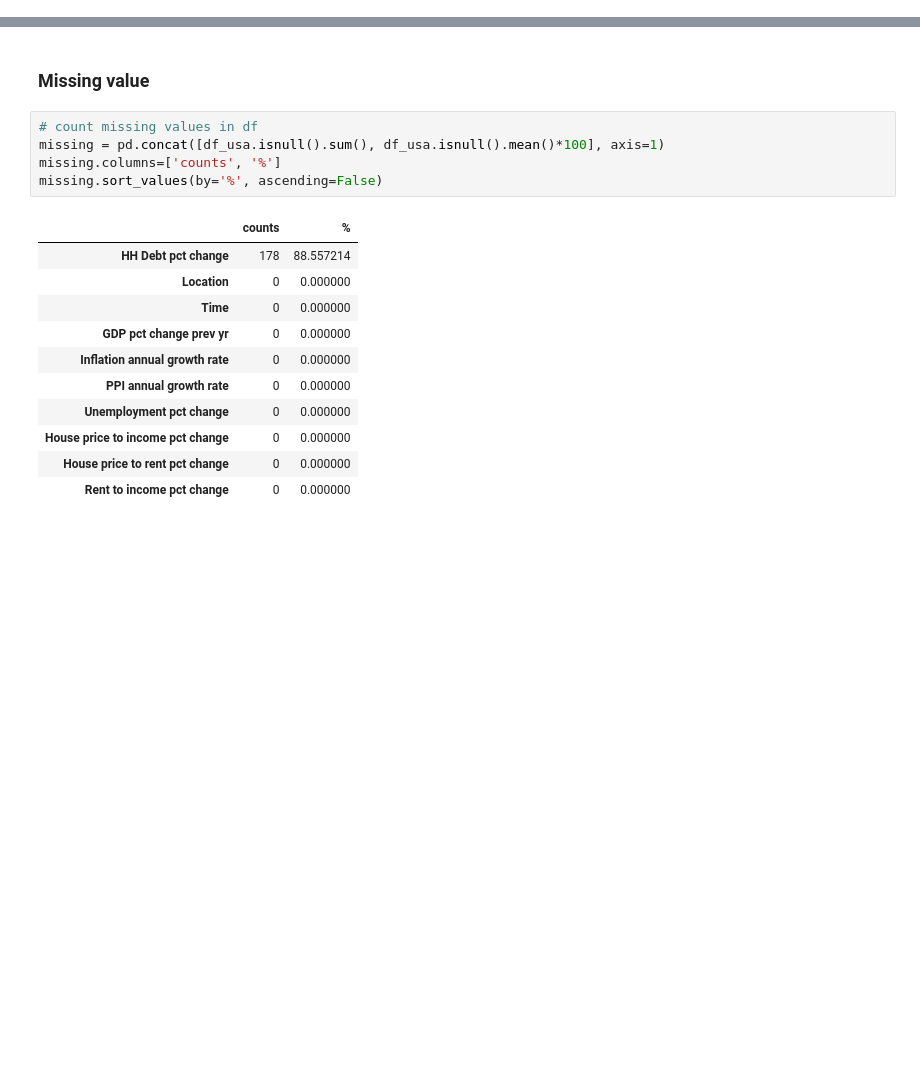
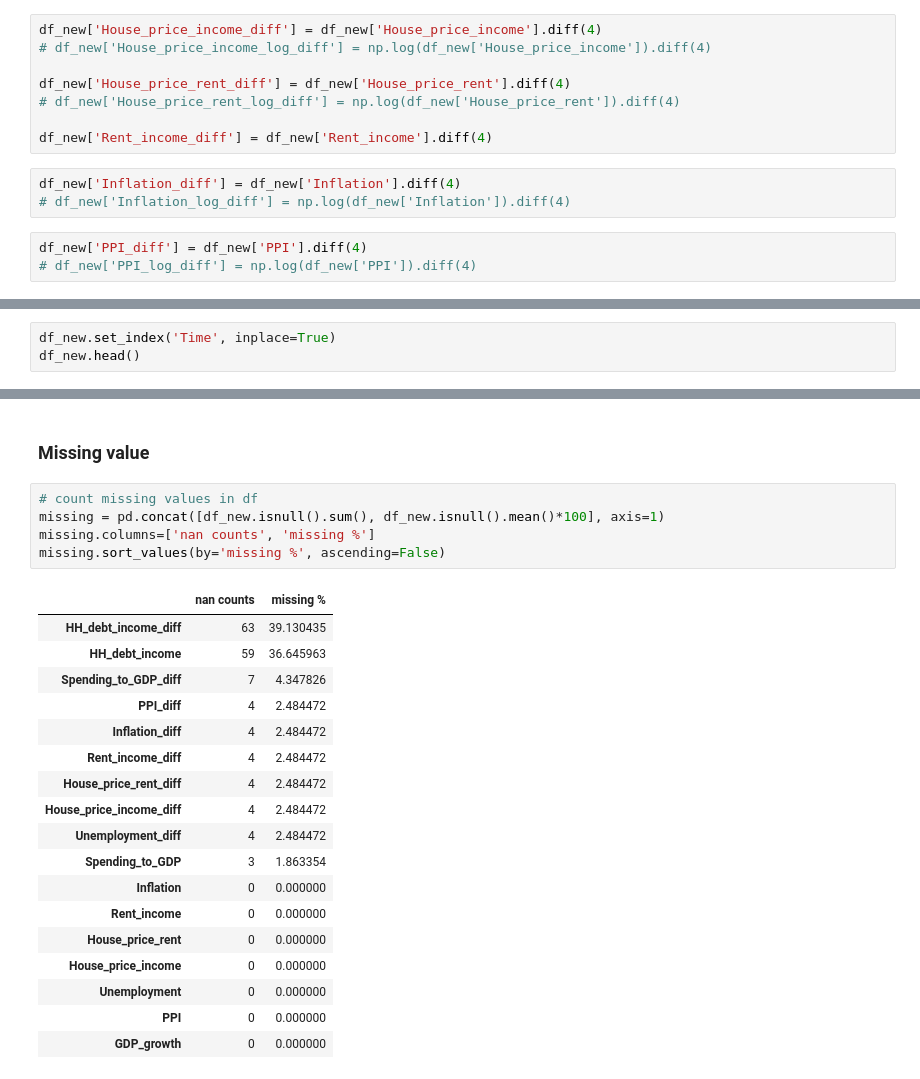
Before and after one commit to hoytlui/GDP-Growth-Forecast-Multivariate-Time-Series-Analysis, a Jupyter notebook: 3_EDA.ipynb, the cells around one changed output, grey strips where cells are left out. Saved outputs shown, nothing was run; the diff lists cells and outputs as text; blank space fills up the shorter version.

```diff
--- a/3_EDA.ipynb
+++ b/3_EDA.ipynb
@@ -91,0 +101,14 @@ df_usa
+# %%
+df_new['House_price_income_diff'] = df_new['House_price_income'].diff(4)
+# df_new['House_price_income_log_diff'] = np.log(df_new['House_price_income']).diff(4)
+
+df_new['House_price_rent_diff'] = df_new['House_price_rent'].diff(4)
+# df_new['House_price_rent_log_diff'] = np.log(df_new['House_price_rent']).diff(4)
+
+df_new['Rent_income_diff'] = df_new['Rent_income'].diff(4)
+# %%
+df_new['Inflation_diff'] = df_new['Inflation'].diff(4)
+# df_new['Inflation_log_diff'] = np.log(df_new['Inflation']).diff(4)
+# %%
+df_new['PPI_diff'] = df_new['PPI'].diff(4)
+# df_new['PPI_log_diff'] = np.log(df_new['PPI']).diff(4)
@@ -91,0 +137,3 @@ df_usa
+# %%
+df_new.set_index('Time', inplace=True)
+df_new.head()
@@ -93,18 +149,25 @@ df_usa
 ### Missing value
 # %%
 # count missing values in df
-missing = pd.concat([df_usa.isnull().sum(), df_usa.isnull().mean()*100], axis=1)
-missing.columns=['counts', '%']
-missing.sort_values(by='%', ascending=False)
+missing = pd.concat([df_new.isnull().sum(), df_new.isnull().mean()*100], axis=1)
+missing.columns=['nan counts', 'missing %']
+missing.sort_values(by='missing %', ascending=False)
 # %% [output]
-|  | counts | % |
-| HH Debt pct change | 178 | 88.557214 |
-| Location | 0 | 0.000000 |
-| Time | 0 | 0.000000 |
-| GDP pct change prev yr | 0 | 0.000000 |
-| Inflation annual growth rate | 0 | 0.000000 |
-| PPI annual growth rate | 0 | 0.000000 |
-| Unemployment pct change | 0 | 0.000000 |
-| House price to income pct change | 0 | 0.000000 |
-| House price to rent pct change | 0 | 0.000000 |
-| Rent to income pct change | 0 | 0.000000 |
+|  | nan counts | missing % |
+| HH_debt_income_diff | 63 | 39.130435 |
+| HH_debt_income | 59 | 36.645963 |
+| Spending_to_GDP_diff | 7 | 4.347826 |
+| PPI_diff | 4 | 2.484472 |
+| Inflation_diff | 4 | 2.484472 |
+| Rent_income_diff | 4 | 2.484472 |
+| House_price_rent_diff | 4 | 2.484472 |
+| House_price_income_diff | 4 | 2.484472 |
+| Unemployment_diff | 4 | 2.484472 |
+| Spending_to_GDP | 3 | 1.863354 |
+| Inflation | 0 | 0.000000 |
+| Rent_income | 0 | 0.000000 |
+| House_price_rent | 0 | 0.000000 |
+| House_price_income | 0 | 0.000000 |
+| Unemployment | 0 | 0.000000 |
+| PPI | 0 | 0.000000 |
+| GDP_growth | 0 | 0.000000 |
```
Also changed, not shown: parts of 46 cells of this notebook.
